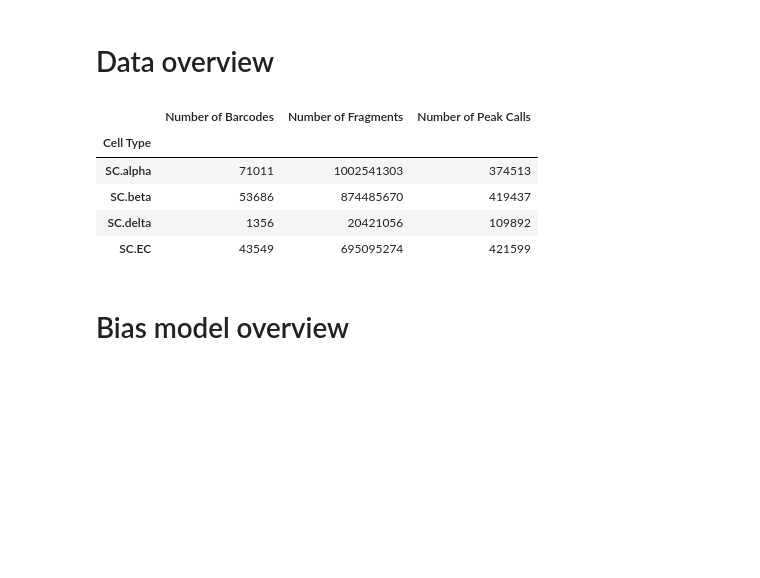
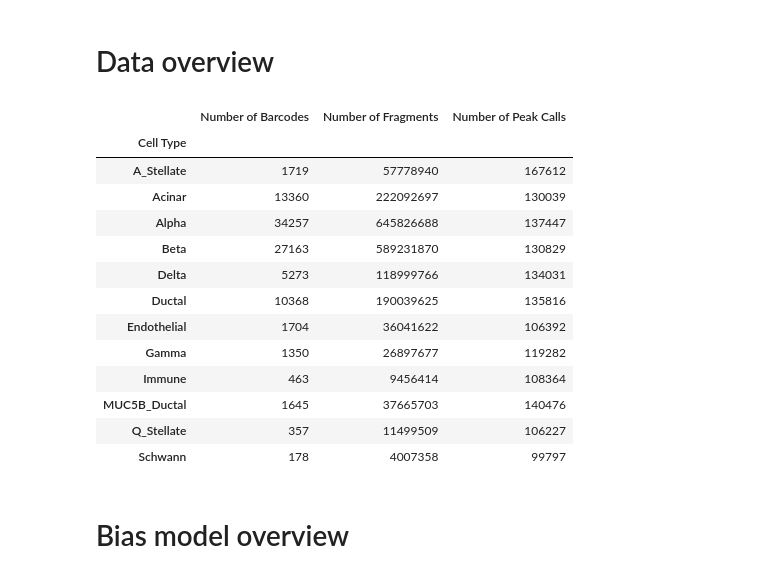
Before and after one commit to ML4GLand/chrombpnet, a Jupyter notebook: make_summary_tables.ipynb, the cells around one changed output. Saved outputs shown, nothing was run; the diff lists cells and outputs as text; code cells hidden in the pictures; blank space fills up the shorter version.

```diff
--- a/make_summary_tables.ipynb
+++ b/make_summary_tables.ipynb
@@ -39,48 +39,57 @@ def plot_tracks_from_locus(locus, bws, colors, sharey=False):
 The history saving thread hit an unexpected error (DatabaseError('database disk image is malformed')).History will not be written to the database.
 # %%
 # Paths
-path_fragments_counts = "/cellar/users/aklie/data/datasets/igvf_sc-islet_10X-Multiome/results/4_integration/atac/pseudobulk/rna_celltype/12-1/fragments/frag_counts.tsv"
-path_narrowPeaks_dir = "/cellar/users/aklie/data/datasets/igvf_sc-islet_10X-Multiome/results/5_peak_analysis/peak_calls/rna_celltype/12-1/snapatac2"
-path_bc_metadata = "/cellar/users/aklie/data/datasets/igvf_sc-islet_10X-Multiome/results/5_peak_analysis/peak_calls/rna_celltype/12-1/snapatac2/integrate/round_1/cell_metadata.tsv"
-path_out = "/cellar/users/aklie/data/datasets/igvf_sc-islet_10X-Multiome/results/8_chrombpnet/rna_celltype_250k"
+path_fragments_counts = "/cellar/users/aklie/data/datasets/HPAP/fragments/frag_counts.tsv"
+path_narrowPeaks_dir = "/cellar/users/aklie/data/datasets/HPAP/peaks"
+path_bc_counts = "/cellar/users/aklie/data/datasets/HPAP/fragments/barcode_counts.tsv"
+path_out = "/cellar/users/aklie/data/datasets/HPAP/models"
+
+os.makedirs(path_out + "/summary", exist_ok=True)
 # %% [markdown]
 # Data overview
 # %%
 # Load fragment counts to start
 fragment_counts = pd.read_csv(path_fragments_counts, sep="\t", index_col=0).to_dict()["fragments"]
 
 # Get number of narrowPeaks per celltype
 narrowPeaks = {}
 for f in glob.glob(f"{path_narrowPeaks_dir}/*.narrowPeak"):
-    celltype = os.path.basename(f).split(".narrowPeak")[0]
+    celltype = os.path.basename(f).split("_peaks.narrowPeak")[0]
     narrowPeaks[celltype] = len(pd.read_csv(f, sep="\t", header=None))
 narrowPeaks = {k: v for k, v in narrowPeaks.items() if "top" not in k}
 
 # Get number of cells per celltype
-bc_metadata = pd.read_csv(path_bc_metadata, sep="\t", index_col=0)
-cells_per_celltype = bc_metadata.groupby("rna_celltype").size()
+bc_counts = pd.read_csv(path_bc_counts, sep="\t", index_col=0).to_dict()["barcodes"]
 
 # Make a df that looks like this: Cell Type	Number of Barcodes	Number of Fragments	Number of Peak Calls
 df = pd.DataFrame({
-    "Number of Barcodes": cells_per_celltype,
+    "Number of Barcodes": pd.Series(bc_counts),
     "Number of Fragments": pd.Series(fragment_counts),
     "Number of Peak Calls": pd.Series(narrowPeaks)
 })
 df.index.name = "Cell Type"
 df = df.sort_index(key=lambda x: x.str.lower())
 
 # Save
 df.to_csv(f"{path_out}/summary/data_overview.csv")
 
 # Check
 df
 # %% [output]
 |  | Number of Barcodes | Number of Fragments | Number of Peak Calls |
 | Cell Type |  |  |  |
-| SC.alpha | 71011 | 1002541303 | 374513 |
-| SC.beta | 53686 | 874485670 | 419437 |
-| SC.delta | 1356 | 20421056 | 109892 |
-| SC.EC | 43549 | 695095274 | 421599 |
+| A_Stellate | 1719 | 57778940 | 167612 |
+| Acinar | 13360 | 222092697 | 130039 |
+| Alpha | 34257 | 645826688 | 137447 |
+| Beta | 27163 | 589231870 | 130829 |
+| Delta | 5273 | 118999766 | 134031 |
+| Ductal | 10368 | 190039625 | 135816 |
+| Endothelial | 1704 | 36041622 | 106392 |
+| Gamma | 1350 | 26897677 | 119282 |
+| Immune | 463 | 9456414 | 108364 |
+| MUC5B_Ductal | 1645 | 37665703 | 140476 |
+| Q_Stellate | 357 | 11499509 | 106227 |
+| Schwann | 178 | 4007358 | 99797 |
 # %% [markdown]
 # Bias model overview
 # %%
```
Also changed, not shown: parts of 30 cells of this notebook, 3 other files.
